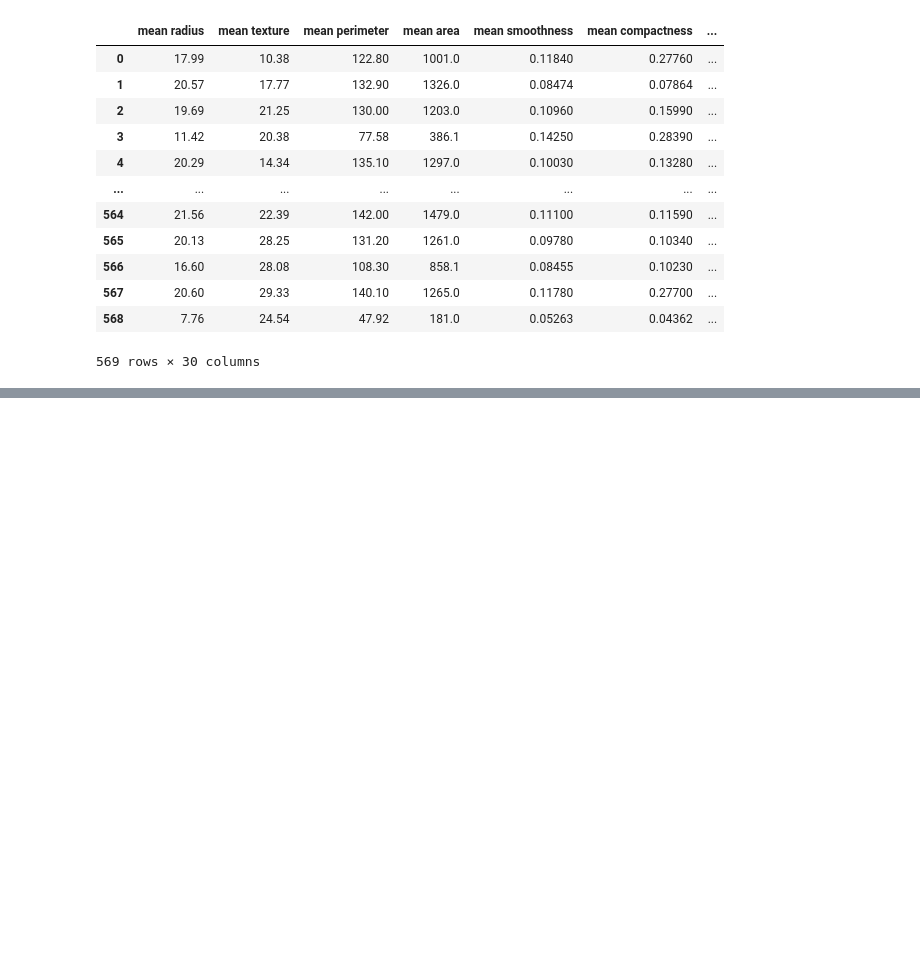
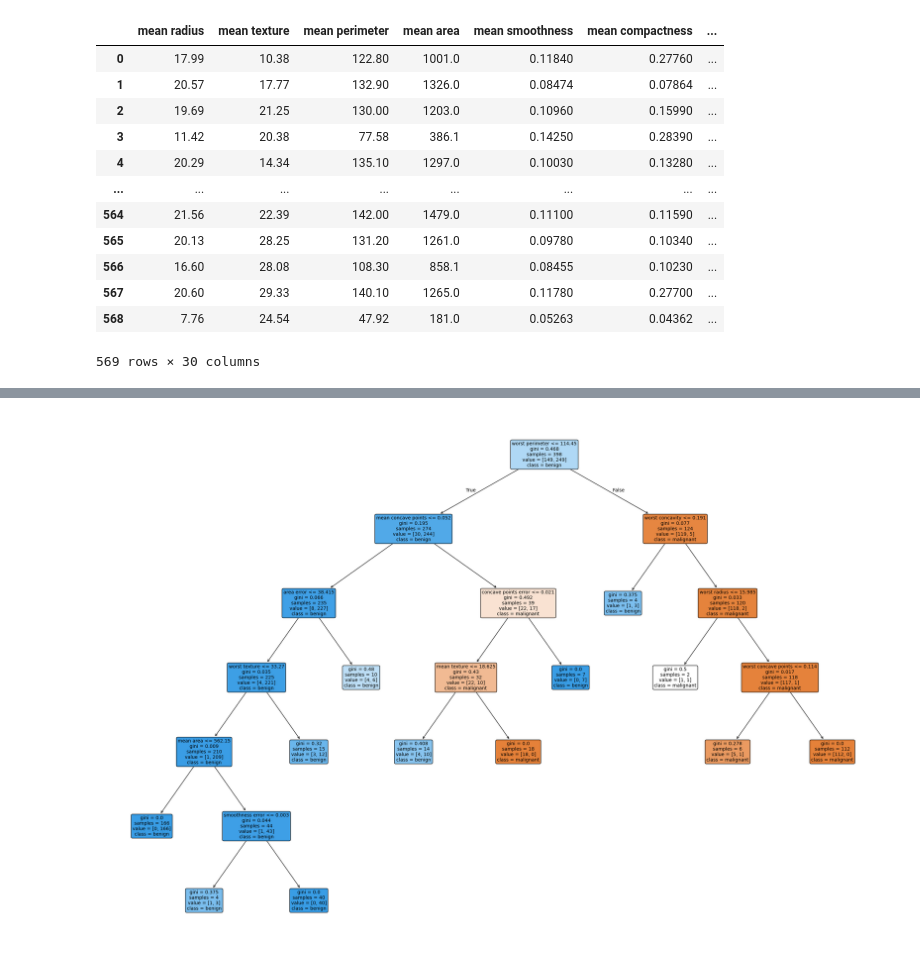
Before and after one commit to Maryam-Shile/Intuitive_pythonista_projects, a Jupyter notebook: Breast_Cancer_Decision_Tree.ipynb, the cells around one changed output, grey strips where cells are left out. Drawn from its saved outputs; the diff is of its cells as text; code cells hidden in the pictures; blank space fills up the shorter version.

```diff
--- a/Breast_Cancer_Decision_Tree.ipynb
+++ b/Breast_Cancer_Decision_Tree.ipynb
@@ -113,6 +102,7 @@ dt = DecisionTreeClassifier()
 grid = GridSearchCV(estimator = dt, param_grid = param_grid, cv = 5)
 grid.fit(X_train, y_train)
 y_pred = grid.predict(X_test)
+best = grid.best_estimator_
 print(grid.best_params_)
 print(confusion_matrix(y_test, y_pred))
 print(classification_report (y_test, y_pred))
@@ -130,0 +121,7 @@ weighted avg       0.94      0.94      0.94       171
+# %%
+dtc = best.fit(X_train, y_train)
+train_predict = dtc.predict(X_train)
+print(f'classification report on training set: {classification_report(y_train, train_predict)}')
+
+y_pred = dtc.predict(X_test)
+print(f'classification report on test set: {classification_report(y_test, y_pred)}')
@@ -130,0 +146,12 @@ weighted avg       0.94      0.94      0.94       171
+# %%
+plt.figure(figsize = (30, 20))
+
+plot_tree(dtc,
+          feature_names = cancer_data.feature_names,
+          class_names = cancer_data.target_names,
+          filled = True,
+          rounded = True,
+          fontsize = 10)
+plt.show()
+# %% [output]
+[figure, added]
```
Also changed, not shown: parts of 6 cells of this notebook.
